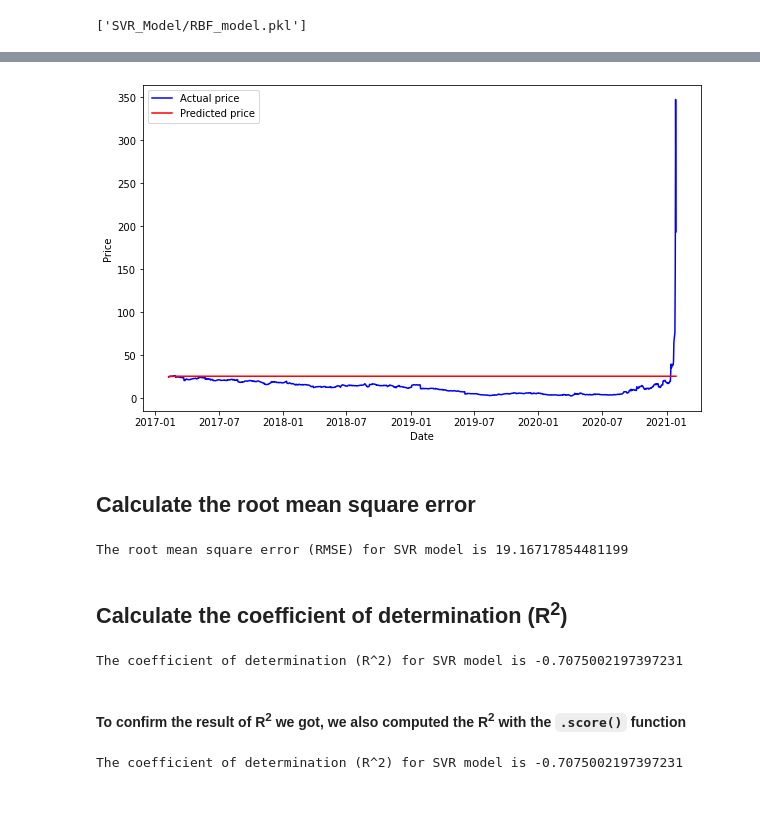
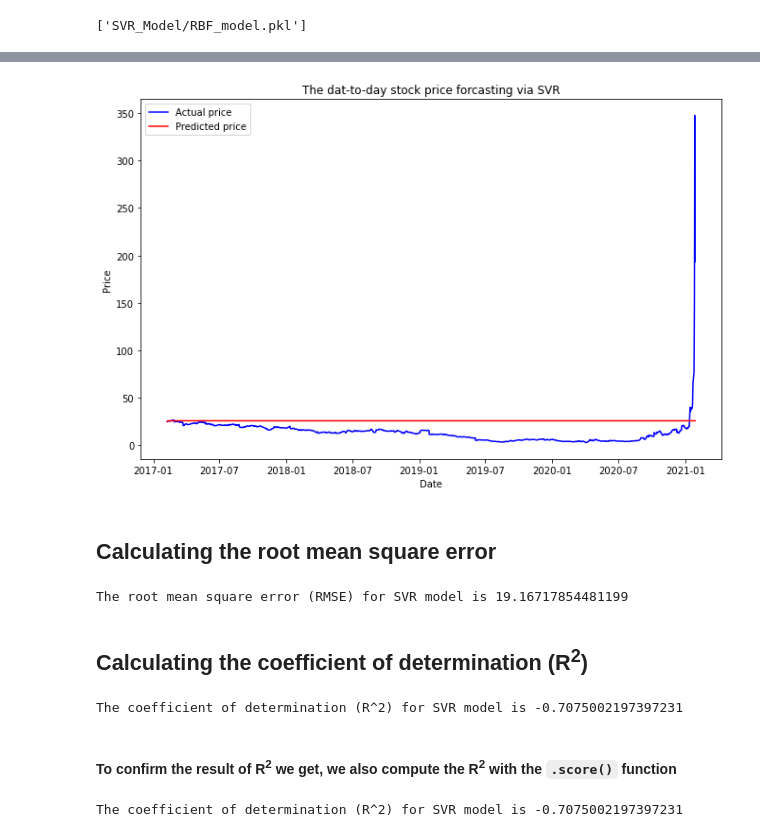
Before and after one commit to zhaoshengEE/Stock_Price_Forecasting, a Jupyter notebook: SVR.ipynb, the cells around one changed output, grey strips where cells are left out. Cells and saved outputs as stored; diff of their text form; code cells hidden in the pictures; blank space fills up the shorter version.

```diff
--- a/SVR.ipynb
+++ b/SVR.ipynb
@@ -117,29 +123,31 @@ plt.show()
 # %%
-plt.figure(figsize = (10,6))
+plt.figure(figsize = (11, 7))
 plt.plot(test_data_date, test_data_close_price, color= 'blue', label= 'Actual price')
 plt.plot(org_dates_test, SVR_RBF.predict(test_data_date), color= 'red', label= 'Predicted price')
 plt.xlabel('Date')
 plt.ylabel('Price')
+plt.title('The dat-to-day stock price forcasting via SVR')
 plt.legend()
+plt.savefig('img/SVR_test_result.png')
 plt.show()
 # %% [output]
-[figure, old version]
+[figure, new version]
 # %% [markdown]
-## Calculate the root mean square error
+## Calculating the root mean square error
 # %%
 RMSE = sqrt(mean_squared_error(test_data_close_price, SVR_RBF.predict(test_data_date)))
 print('The root mean square error (RMSE) for SVR model is', RMSE)
 # %% [output]
 The root mean square error (RMSE) for SVR model is 19.16717854481199
 # %% [markdown]
-## Calculate the coefficient of determination (R<sup>2</sup>)
+## Calculating the coefficient of determination (R<sup>2</sup>)
 # %%
 R_2 = r2_score(test_data_close_price, SVR_RBF.predict(test_data_date))
 print('The coefficient of determination (R^2) for SVR model is', R_2)
 # %% [output]
 The coefficient of determination (R^2) for SVR model is -0.7075002197397231
 # %% [markdown]
-#### To confirm the result of R<sup>2</sup> we got, we also computed the R<sup>2</sup> with the `.score()` function
+#### To confirm the result of R<sup>2</sup> we get, we also compute the R<sup>2</sup> with the `.score()` function
 # %%
 x_test = np.array(SVR_RBF.predict(test_data_date)).reshape(-1, 1)
 y_test = np.array(test_data_close_price).reshape(-1, 1)
```
Also changed, not shown: parts of 23 cells of this notebook.
